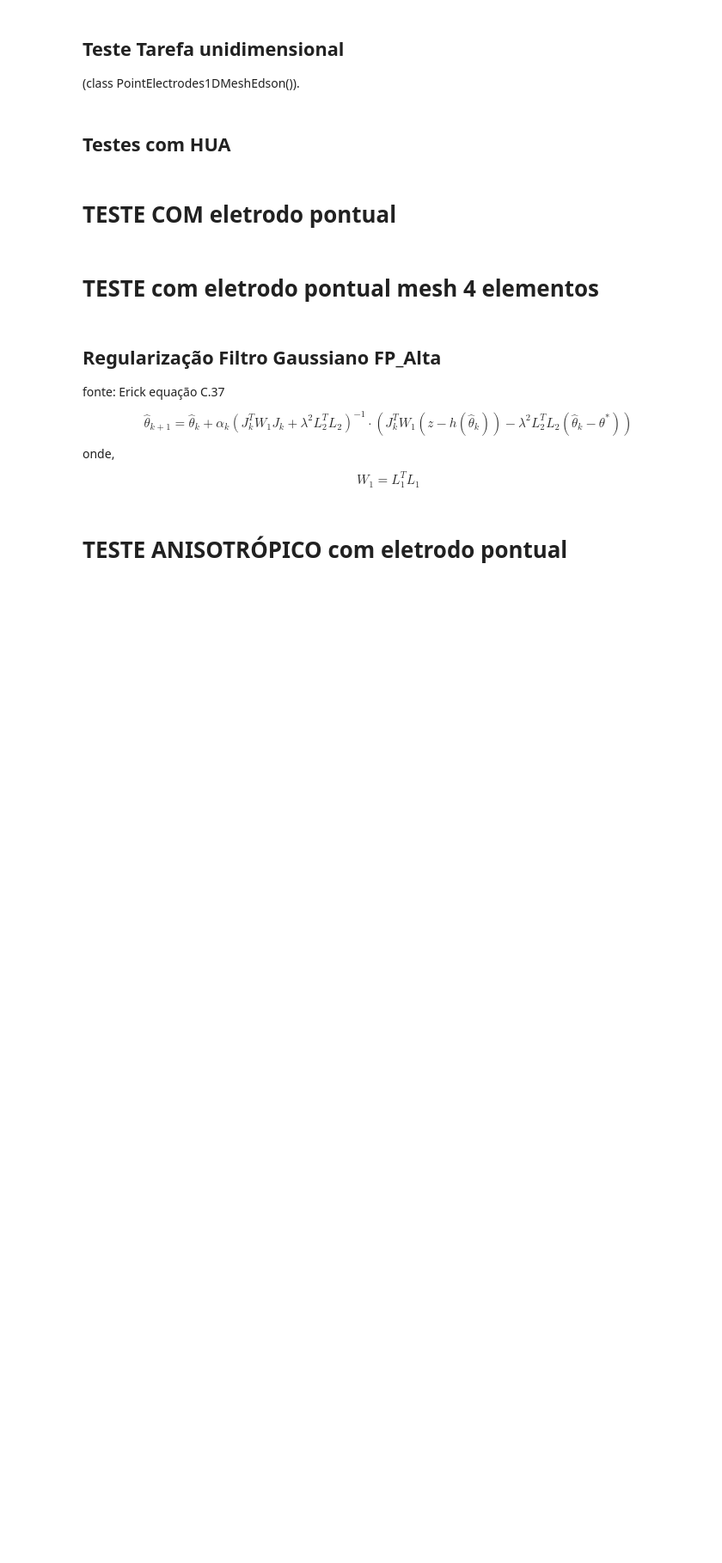
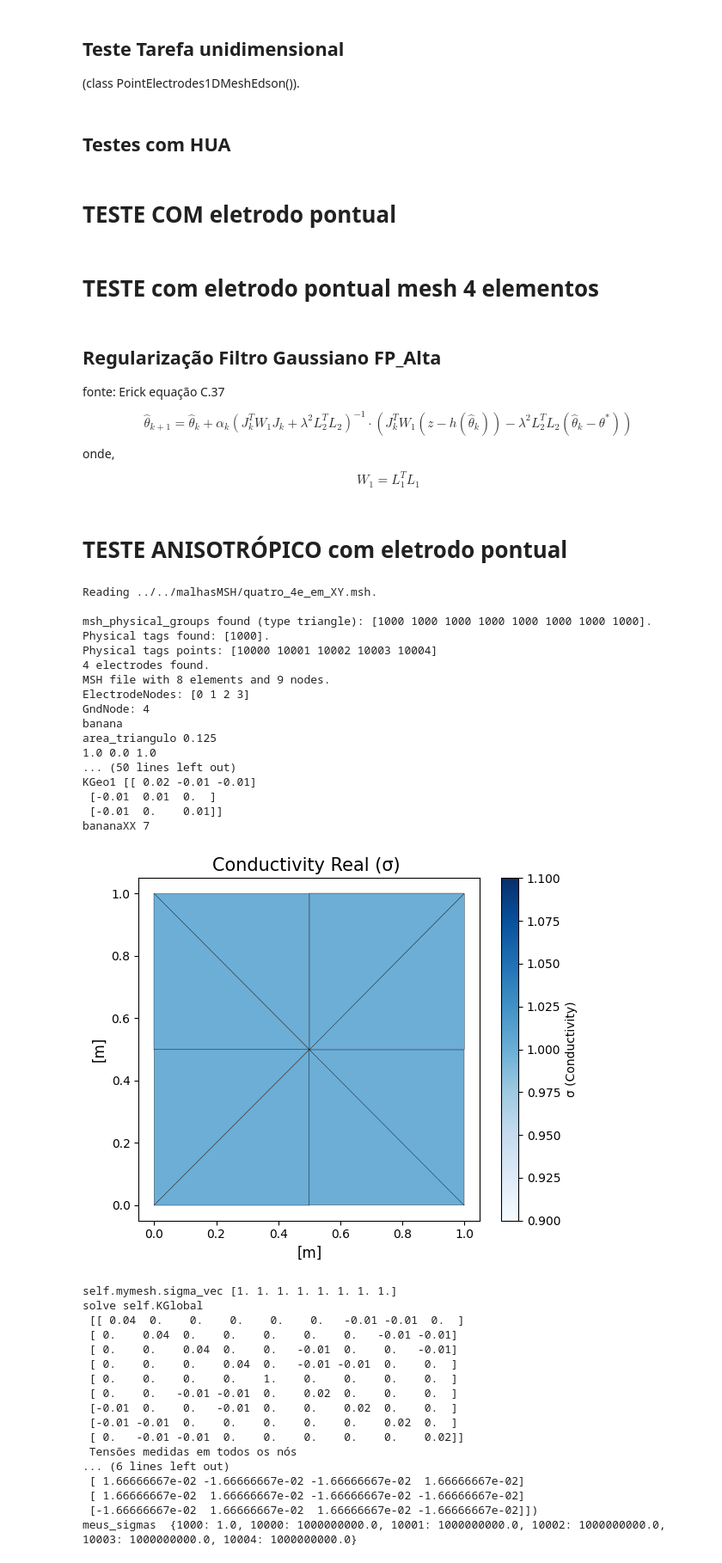
Before and after one commit to rodgraneiro/EIT_2D, a Jupyter notebook: exemplos/biblioteca_Edson/exemplos_biblioteca_Edson.ipynb, the cells around one changed output. Shown at 86% size. Cells and saved outputs as stored; diff of their text form; code cells hidden in the pictures; blank space fills up the shorter version.

```diff
--- a/exemplos/biblioteca_Edson/exemplos_biblioteca_Edson.ipynb
+++ b/exemplos/biblioteca_Edson/exemplos_biblioteca_Edson.ipynb
@@ -340,7 +341,7 @@ import matplotlib.pyplot as plt
 nome = '../../malhasMSH/quatro_4e_em_XY.msh'
 
 #MinhaMalhaPto2 = mesh.PointElectrodes2DMeshEdson(4, nome_msh=nome, altura2D = 1.00)
-MinhaMalhaPto2 = mesh.PointElectrodes2DMeshAnisotropic(4, nome_msh=nome, altura2D = 0.02, thetaAngle = 0.0, sigmaX = 10.0, sigmaY = 1.00)
+MinhaMalhaPto2 = mesh.PointElectrodes2DMeshAnisotropic(4, nome_msh=nome, altura2D = 0.02, thetaAngle = 0.0, sigmaX = 1.0, sigmaY = 1.00)
 #MinhaMalhaPto2 = mesh.PointElectrodes2DMeshEdson(4, nome_msh=nome, altura2D = 0.02)
 #inearTriangleAnisotropic
 MinhaMalhaPto2.ReadMesh()
@@ -351,40 +352,88 @@ MinhaMalhaPto2.ReadMesh()
 #sigma_inicial = np.full(MinhaMalhaPto2.NumberOfElements, 1.0)          # Monta vetor sigma inicial
 
 
-
+'''
 meus_sigmas = {
 1000 : 1.000}#,
 #1001 : 1.00}#,
 #1002 : 2.00,
 #1003 : 2.00}
+'''
+meus_sigmas = {
+1000 : 1.0,
+10000 : 1.0e9,
+10001 : 1.0e9,
+10002 : 1.0e9,
+10003 : 1.0e9,
+10004 : 1.0e9,
+}
+
+
+
 
 
 MinhaMalhaPto2.SetSigmaPhysicaEntity(meus_sigmas)
 
 
 MinhaMalhaPto2.CalcKGlobal() # calculando KGlobal usando Sigmas
 
 
 #print(f'MinhaMalhaPto2.KGlobal =  {MinhaMalhaPto2.KGlobal}')
 
 fwd = forwardProblem.forward_problem(MinhaMalhaPto2, Pcorrente=None, SkipPattern=1, I =1.0e-3)   # __init__ roda aqui
 
 #print(f'Pcorrente \n {fwd.corrente[MinhaMalhaPto.NumberOfNodes-MinhaMalhaPto.NumberOfElectrodes: MinhaMalhaPto.NumberOfNodes]}')
 #print(f'Pcorrente \n {fwd.corrente[:16]}')
 
 #print(f'Pcorrente \n {fwd.corrente.shape}')
 
 mtz_Vmedido = fwd.Solve()
 #print(f'Vmedido \n {fwd.Vmedido[:,0]}')
 
 nome_arquivo = 'ParaVernoGmshPto'
 fwd.criar_arquivo_pos_2D( fwd.Vmedido, nome_arquivo)
 
 fwd.abrir_Gmsh_pos(nome_arquivo, runGmsh=True)
 
 #print(f'self.Yinversa \n {fwd.Yinversa}')
 
 V_measured = fwd.Vmedido_eletrodos
 #print('V_measured ',V_measured)
 print('meus_sigmas ',meus_sigmas)
+# %% [output]
+Reading ../../malhasMSH/quatro_4e_em_XY.msh.
+
+msh_physical_groups found (type triangle): [1000 1000 1000 1000 1000 1000 1000 1000].
+Physical tags found: [1000].
+Physical tags points: [10000 10001 10002 10003 10004]
+4 electrodes found.
+MSH file with 8 elements and 9 nodes.
+ElectrodeNodes: [0 1 2 3]
+GndNode: 4
+banana
+area_triangulo 0.125
+1.0 0.0 1.0
+... (50 lines left out)
+KGeo1 [[ 0.02 -0.01 -0.01]
+ [-0.01  0.01  0.  ]
+ [-0.01  0.    0.01]]
+bananaXX 7
+[figure, added]
+self.mymesh.sigma_vec [1. 1. 1. 1. 1. 1. 1. 1.]
+solve self.KGlobal
+ [[ 0.04  0.    0.    0.    0.    0.   -0.01 -0.01  0.  ]
+ [ 0.    0.04  0.    0.    0.    0.    0.   -0.01 -0.01]
+ [ 0.    0.    0.04  0.    0.   -0.01  0.    0.   -0.01]
+ [ 0.    0.    0.    0.04  0.   -0.01 -0.01  0.    0.  ]
+ [ 0.    0.    0.    0.    1.    0.    0.    0.    0.  ]
+ [ 0.    0.   -0.01 -0.01  0.    0.02  0.    0.    0.  ]
+ [-0.01  0.    0.   -0.01  0.    0.    0.02  0.    0.  ]
+ [-0.01 -0.01  0.    0.    0.    0.    0.    0.02  0.  ]
+ [ 0.   -0.01 -0.01  0.    0.    0.    0.    0.    0.02]]
+ Tensões medidas em todos os nós
+... (6 lines left out)
+ [ 1.66666667e-02 -1.66666667e-02 -1.66666667e-02  1.66666667e-02]
+ [ 1.66666667e-02  1.66666667e-02 -1.66666667e-02 -1.66666667e-02]
+ [-1.66666667e-02  1.66666667e-02  1.66666667e-02 -1.66666667e-02]])
+meus_sigmas  {1000: 1.0, 10000: 1000000000.0, 10001: 1000000000.0, 10002: 1000000000.0, 10003: 1000000000.0, 10004: 1000000000.0}
 # %% [markdown]
```
Also changed, not shown: parts of 3 cells of this notebook, 3 other files.
